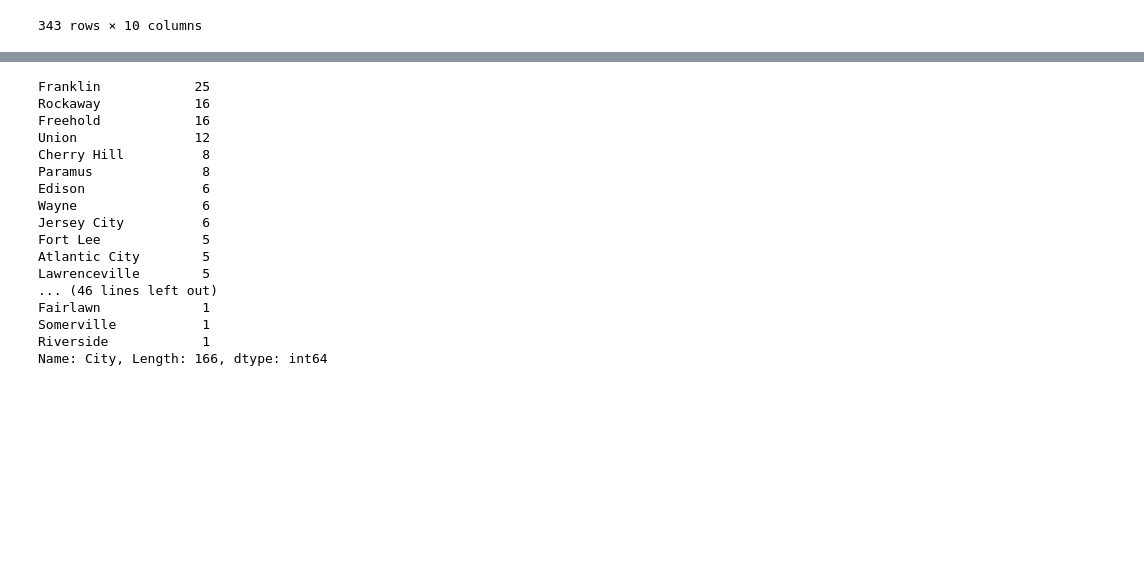
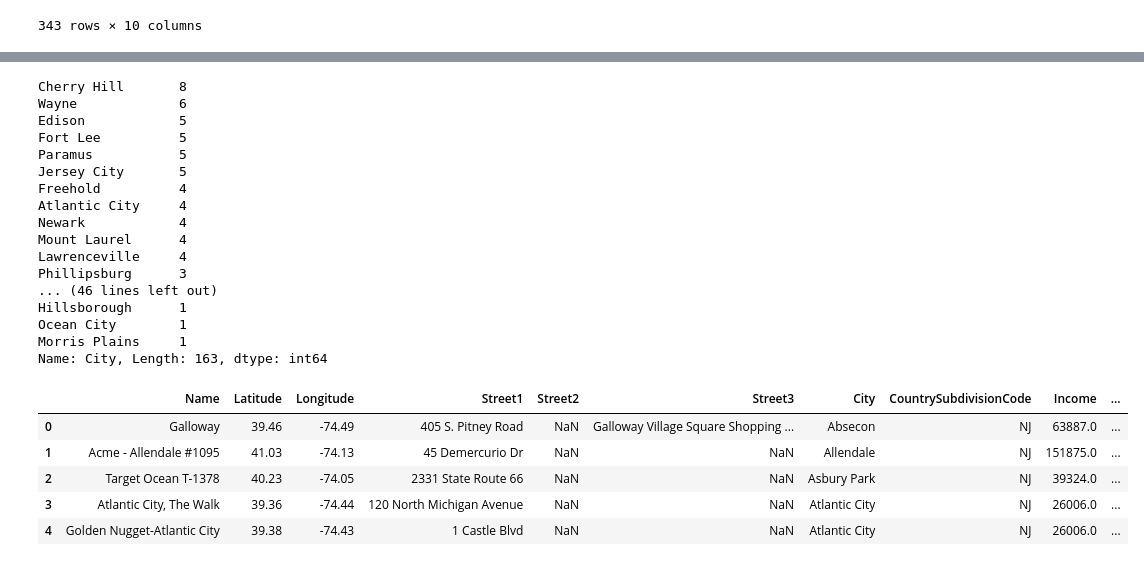
Before and after one commit to rmishra1990/Data-Gurus, a Jupyter notebook: Starbucks Proj 1.ipynb, the cells around one changed output, grey strips where cells are left out. Cells and saved outputs as stored; diff of their text form; code cells hidden in the pictures; blank space fills up the shorter version.

```diff
--- a/Starbucks Proj 1.ipynb
+++ b/Starbucks Proj 1.ipynb
@@ -160,20 +202,20 @@ array(['Absecon', 'Allendale', 'Asbury Park', 'Atlantic City', 'Barnegat',
 # %%
-merged['City'].value_counts()
+starbucks_df['City'].value_counts()
 # %% [output]
-Franklin            25
-Rockaway            16
-Freehold            16
-Union               12
-Cherry Hill          8
-Paramus              8
-Edison               6
-Wayne                6
-Jersey City          6
-Fort Lee             5
-Atlantic City        5
-Lawrenceville        5
+Cherry Hill       8
+Wayne             6
+Edison            5
+Fort Lee          5
+Paramus           5
+Jersey City       5
+Freehold          4
+Atlantic City     4
+Newark            4
+Mount Laurel      4
+Lawrenceville     4
+Phillipsburg      3
 ... (46 lines left out)
-Fairlawn             1
-Somerville           1
-Riverside            1
-Name: City, Length: 166, dtype: int64
+Hillsborough      1
+Ocean City        1
+Morris Plains     1
+Name: City, Length: 163, dtype: int64
@@ -179,0 +226,13 @@ Name: City, Length: 166, dtype: int64
+# %%
+starbucks_df['lat-API'] = ""
+starbucks_df['long-API'] = ""
+starbucks_df['target search add'] = ""
+
+starbucks_df.head()
+# %% [output]
+|  | Name | Latitude | Longitude | Street1 | Street2 | Street3 | City | CountrySubdivisionCode | Income | ... |
+| 0 | Galloway | 39.46 | -74.49 | 405 S. Pitney Road | NaN | Galloway Village Square Shopping ... | Absecon | NJ | 63887.0 | ... |
+| 1 | Acme - Allendale #1095 | 41.03 | -74.13 | 45 Demercurio Dr | NaN | NaN | Allendale | NJ | 151875.0 | ... |
+| 2 | Target Ocean T-1378 | 40.23 | -74.05 | 2331 State Route 66 | NaN | NaN | Asbury Park | NJ | 39324.0 | ... |
+| 3 | Atlantic City, The Walk | 39.36 | -74.44 | 120 North Michigan Avenue | NaN | NaN | Atlantic City | NJ | 26006.0 | ... |
+| 4 | Golden Nugget-Atlantic City | 39.38 | -74.43 | 1 Castle Blvd | NaN | NaN | Atlantic City | NJ | 26006.0 | ... |
```
Also changed, not shown: parts of 11 cells of this notebook, 10 other files.
